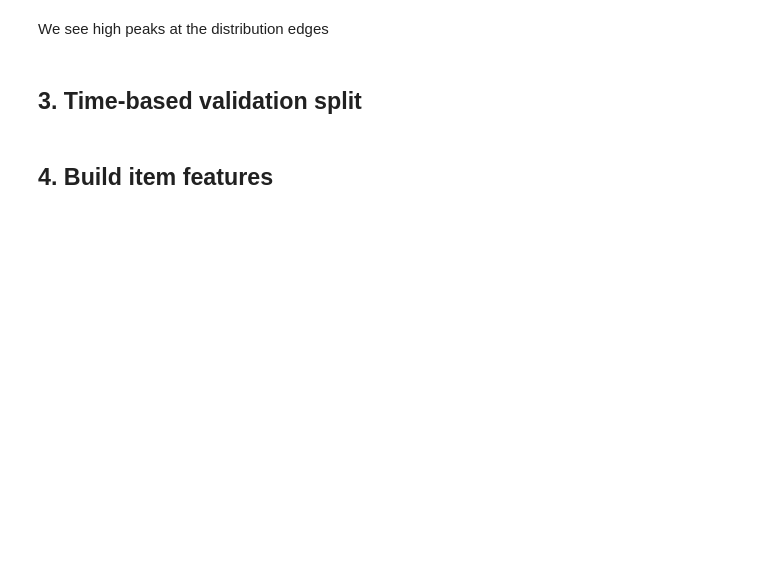
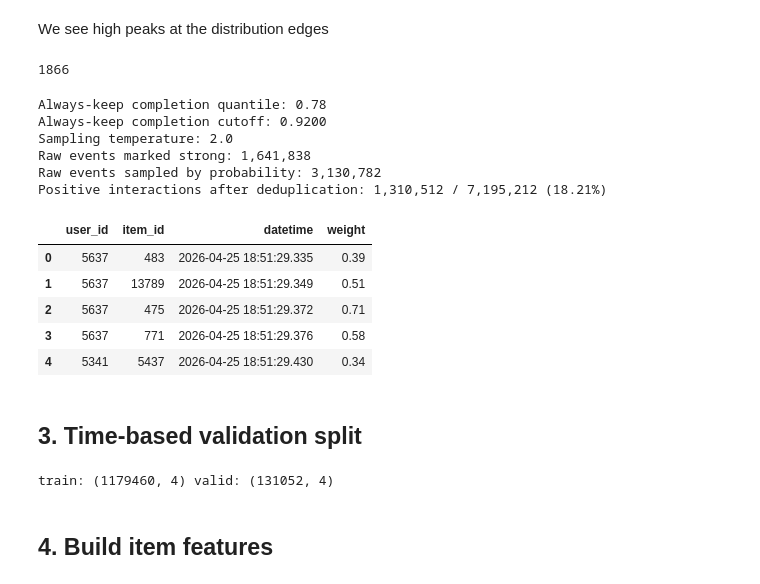
Before and after one commit to AlexLyash/recsys-course-spring-2026, a Jupyter notebook: jupyter/hw2-final.ipynb, the cells around one changed output. Drawn from its saved outputs; the diff is of its cells as text; code cells hidden in the pictures; blank space fills up the shorter version.

Commit message:
update report and training notebook

```diff
--- a/jupyter/hw2-final.ipynb
+++ b/jupyter/hw2-final.ipynb
@@ -69,10 +101,14 @@ plt.show()
 # %% [markdown]
 We see high peaks at the distribution edges
+# %%
+listen_log.groupby('user').count()['time'].max()
+# %% [output]
+1866
 # %%
 # Hybrid positive feedback rule.
 # Strong listens are kept deterministically, while weaker listens are sampled
 # according to a smooth probability derived from relative listening duration.
-ALWAYS_KEEP_TOP_TAIL = listen_log['time'].median() + listen_log['time'].std()/3
+ALWAYS_KEEP_TOP_TAIL = listen_log['time'].median() + listen_log['time'].std()/2
 LISTENING_PROBABILITY_TEMPERATURE = 2
 MIN_SAMPLING_PROBABILITY = 1e-3
 
@@ -97,37 +133,50 @@ positive_events = listen_log.loc[
     hybrid_positive_mask,
     ['user', 'track', 'timestamp', 'time'],
 ].copy()
 
 # Deduplicate repeated selected listens while keeping the latest timestamp and
 # the strongest observed completion as the implicit interaction weight.
 positive_events = (
     positive_events
     .sort_values(['user', 'track', 'timestamp'])
     .groupby(['user', 'track'], as_index=False)
     .agg(timestamp=('timestamp', 'max'), time=('time', 'max'))
     .sort_values('timestamp')
     .reset_index(drop=True)
 )
 
 positive_interactions = positive_events.rename(columns={
     'user': Columns.User,
     'track': Columns.Item,
     'timestamp': Columns.Datetime,
     'time': Columns.Weight,
 })
 
 kept_share = positive_interactions.shape[0] / listen_log.shape[0]
 print(f'Always-keep completion quantile: {ALWAYS_KEEP_TOP_TAIL:.2f}')
 print(f'Always-keep completion cutoff: {strong_listen_cutoff:.4f}')
 print(f'Sampling temperature: {LISTENING_PROBABILITY_TEMPERATURE:.1f}')
 print(f'Raw events marked strong: {strong_listen_mask.sum():,}')
 print(f'Raw events sampled by probability: {weak_sample_mask.sum():,}')
 print(f'Positive interactions after deduplication: {positive_interactions.shape[0]:,} / {listen_log.shape[0]:,} ({kept_share:.2%})')
 positive_interactions.head()
+# %% [output]
+Always-keep completion quantile: 0.78
+Always-keep completion cutoff: 0.9200
+Sampling temperature: 2.0
+Raw events marked strong: 1,641,838
+Raw events sampled by probability: 3,130,782
+Positive interactions after deduplication: 1,310,512 / 7,195,212 (18.21%)
+|  | user_id | item_id | datetime | weight |
+| 0 | 5637 | 483 | 2026-04-25 18:51:29.335 | 0.39 |
+| 1 | 5637 | 13789 | 2026-04-25 18:51:29.349 | 0.51 |
+| 2 | 5637 | 475 | 2026-04-25 18:51:29.372 | 0.71 |
+| 3 | 5637 | 771 | 2026-04-25 18:51:29.376 | 0.58 |
+| 4 | 5341 | 5437 | 2026-04-25 18:51:29.430 | 0.34 |
 # %% [markdown]
 ## 3. Time-based validation split
 # %%
-TRAIN_FRACTION = 0.80
+TRAIN_FRACTION = 0.90
 cut_position = int(TRAIN_FRACTION * len(positive_interactions))
 
 model_train_events = positive_interactions.iloc[:cut_position].copy()
@@ -141,6 +190,8 @@ model_valid_events = model_valid_events[
 ].copy()
 
 print('train:', model_train_events.shape, 'valid:', model_valid_events.shape)
+# %% [output]
+train: (1179460, 4) valid: (131052, 4)
 # %% [markdown]
 ## 4. Build item features
 # %%
```
Also changed, not shown: parts of 44 cells of this notebook, 2 other files.
